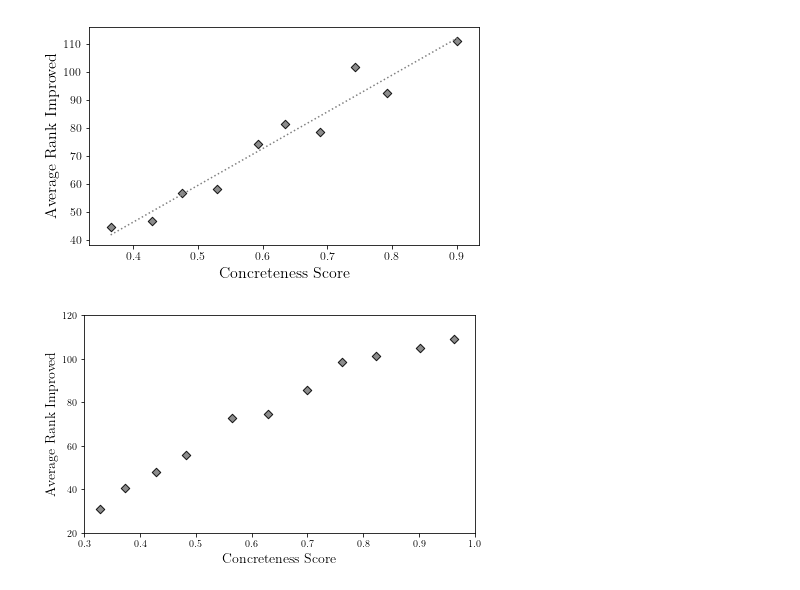
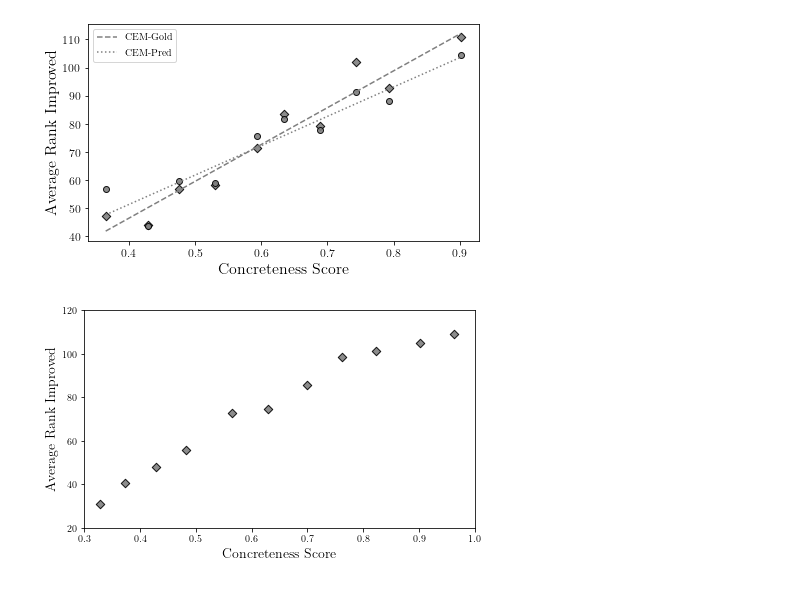
Before and after one commit to artemisp/semantic-norms, a Jupyter notebook: plot/analysis_rank.ipynb, the cells around one changed output. Saved outputs shown, nothing was run; the diff lists cells and outputs as text; code cells hidden in the pictures.

```diff
--- a/plot/analysis_rank.ipynb
+++ b/plot/analysis_rank.ipynb
@@ -10,12 +11,13 @@ import numpy as np
 DATASET = "concept_properties" # "feature_norms", "memory_colors"
 # %%
 noun2prop = pickle.load(open(f"../data/datasets/{DATASET}/noun2property/noun2prop.p", "rb"))
-gpt3_predicts = pickle.load(open(f"../data/datasets/{DATASET}/GPT3/gpt3_predicts.txt", "rb"))
+gpt3_predicts = {line.split()[0]:line.split()[1:] for line in open(f"../data/datasets/{DATASET}/GPT3/gpt3_predicts.txt", "rb").readlines()}
 roberta_predicts = pickle.load(open(f"../output/output_{DATASET}/roberta-large+singular_generally.p", "rb"))
 bert_predicts = pickle.load(open(f"../output/output_{DATASET}/bert-large-uncased+plural_most.p", "rb"))
 vilt_predicts = pickle.load(open(f"../output/output_{DATASET}/vilt+plural+10.p", "rb"))
 clip_predicts = pickle.load(open(f"../data/datasets/{DATASET}/CLIP/clip_scores.p", "rb"))
-combined_predicts = pickle.load(open(f"../data/datasets/{DATASET}/CEM/combine_scores.p", "rb"))
+combined_predicts = pickle.load(open(f"../data/datasets/{DATASET}/CEM/combine_predicts.p", "rb"))
+pred_combined_predicts = pickle.load(open(f"../output/output_{DATASET}/pred_combine_scores.p", "rb"))
 gpt_predicts = pickle.load(open(f"../output/output_{DATASET}/gpt2-large+plural_most.p", "rb"))
 # %%
 candidate_adjs = []
@@ -83,41 +68,72 @@ for prop, scores in prop2differs.items():
     points.append((prop2concretness[prop], np.max(scores)))
 
 points.sort(key=lambda x: x[0])
+# %%
+pred_prop2differs = {prop: [] for prop in candidate_adjs}
+for i in range(len(pred_combine_ranks)):
+    prop, c_rank = pred_combine_ranks[i]
+    _, r_rank = roberta_ranks[i]
+    pred_prop2differs[prop].append(r_rank - c_rank)
+
+pred_points = []
+for prop, scores in pred_prop2differs.items():
+    pred_points.append((prop2concretness[prop], np.max(scores)))
+
+pred_points.sort(key=lambda x: x[0])
 # %%
 import math
 import statistics
 x = []
 y = []
 gap = 40
 for i in range(len(points) // gap):
     current_points = points[i * gap : (i + 1) * gap]
     batch_xs = [b[0] for b in current_points]
     batch_ys = [b[1] for b in current_points]
     x.append(np.mean(batch_xs))
     y.append(np.mean(batch_ys))
 x = np.array(x)
 y = np.array(y)
 m, b = np.polyfit(x, y, 1)
 
+
+x_ = []
+y_ = []
+gap = 40
+for i in range(len(pred_points) // gap):
+    current_points = pred_points[i * gap : (i + 1) * gap]
+    batch_xs = [b[0] for b in current_points]
+    batch_ys = [b[1] for b in current_points]
+    x_.append(np.mean(batch_xs))
+    y_.append(np.mean(batch_ys))
+x_ = np.array(x_)
+y_ = np.array(y_)
+m_, b_ = np.polyfit(x_, y_, 1)
+
 import numpy as np
 import matplotlib.pyplot as plt
 import matplotlib
 matplotlib.rcParams['text.usetex'] = True
 plt.rcParams["figure.figsize"] = (7,4)
 plt.rcParams["font.family"] = "Times New Roman"
 
-plt.plot(x, m*x + b, color = 'gray', linestyle = 'dotted')
+plt.plot(x, m*x + b, color = 'gray', linestyle = 'dashed', label='CEM-Gold')
 plt.scatter(x, y, marker='D', alpha=0.9, color='gray', edgecolors='black')
+
+plt.plot(x_, m_*x_ + b_, color = 'gray', linestyle = 'dotted', label='CEM-Pred')
+plt.scatter(x_, y_, marker='o', alpha=0.9, color='gray', edgecolors='black')
+
 plt.xlabel("Concreteness Score", fontsize=16)
 plt.ylabel("Average Rank Improved", fontsize=16)
 plt.xticks(fontsize=12)
 plt.yticks(fontsize=12)
 # plt.ylim(20, 120)
 # plt.xlim(0.3, 1.0)
+plt.legend()
 plt.savefig('CSLB_concretness_vs_rank.pdf', format='pdf', dpi=600, bbox_inches='tight')
 plt.show()
 # %% [output]
-[figure, old version]
+[figure, new version]
 # %%
 import math
 import statistics
```
Also changed, not shown: parts of 2 cells of this notebook, 23 other files.
